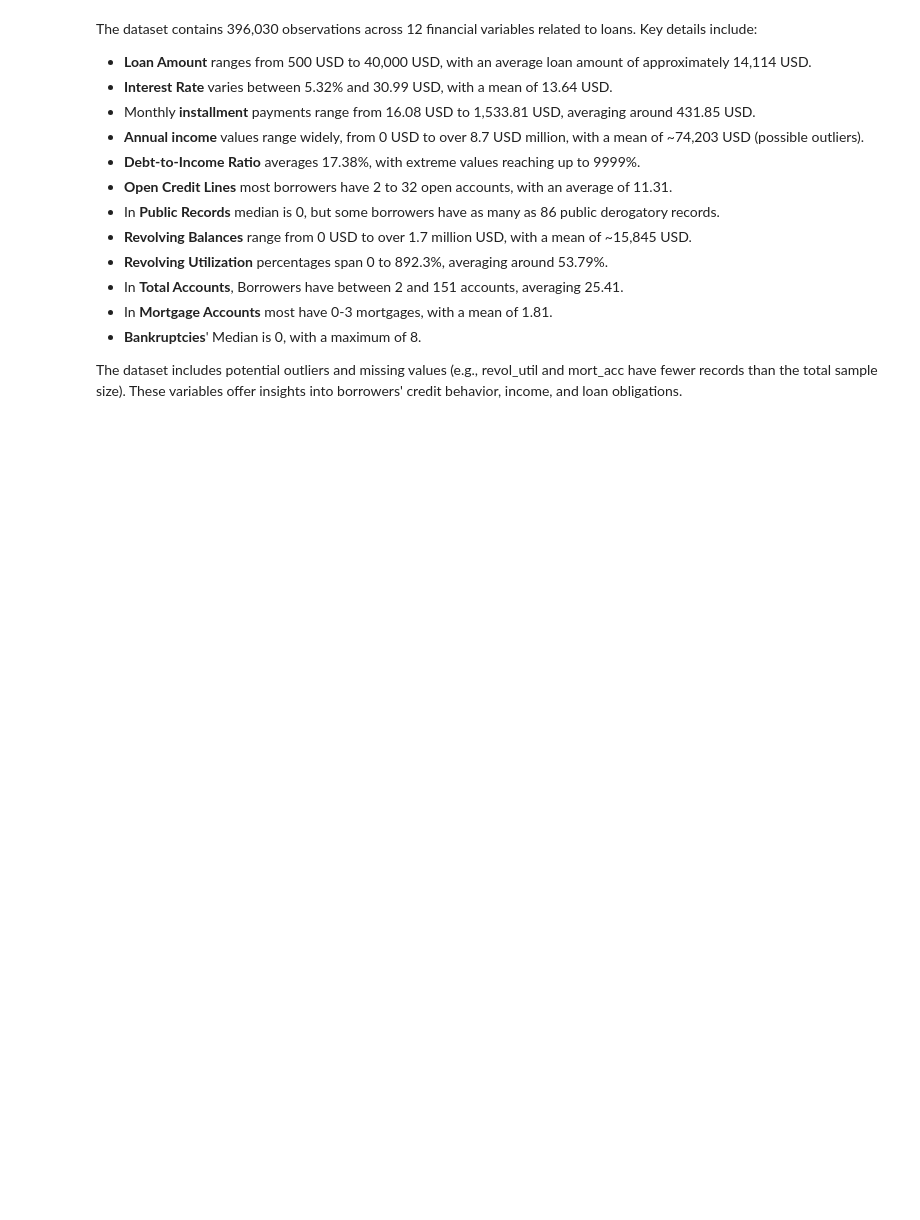
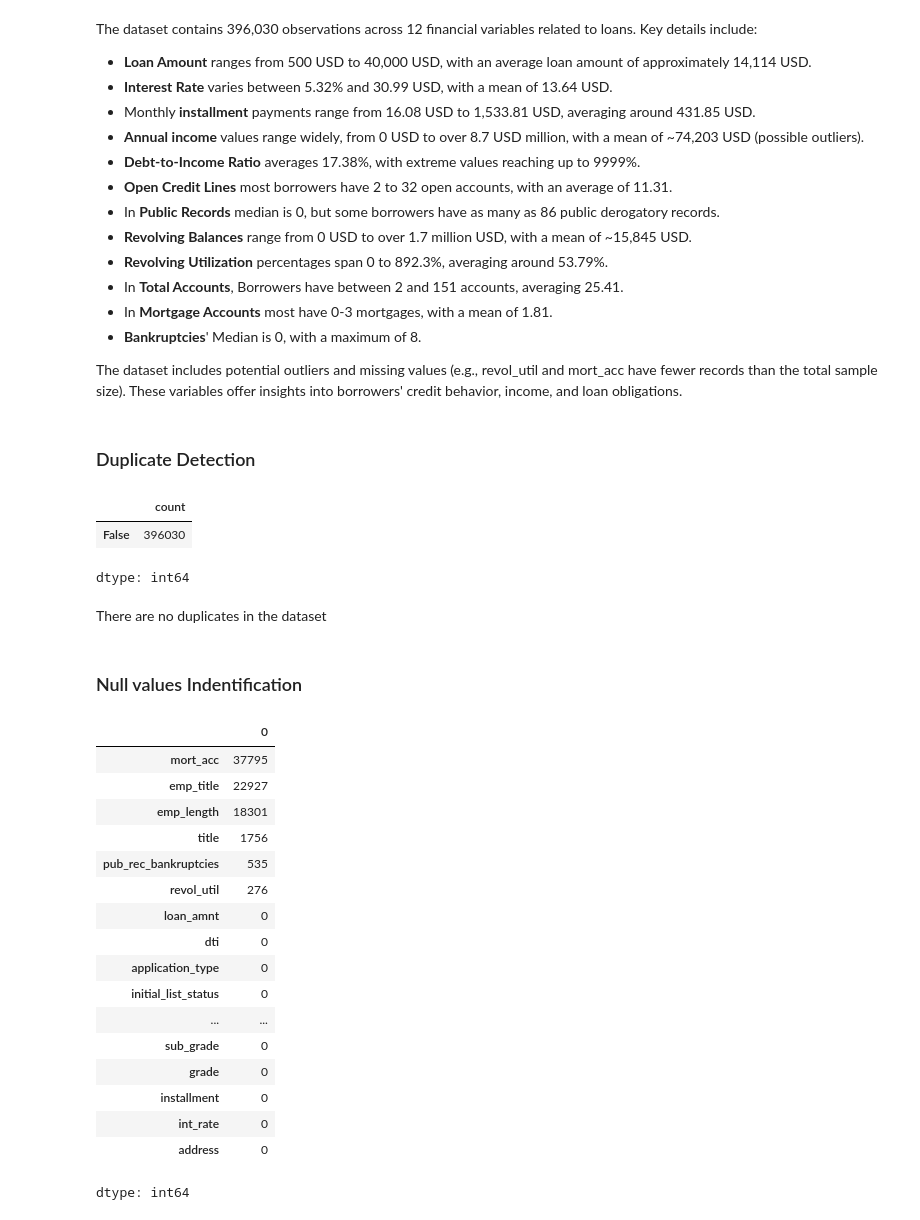
Before and after one commit to ParbatiDebbarma/LoanTap, a Jupyter notebook: Business_Case_LoanTap_Logistic_Regression.ipynb, the cells around one changed output. Cells and saved outputs as stored; diff of their text form; code cells hidden in the pictures; blank space fills up the shorter version.

```diff
--- a/Business_Case_LoanTap_Logistic_Regression.ipynb
+++ b/Business_Case_LoanTap_Logistic_Regression.ipynb
@@ -123,3 +130,36 @@ The dataset contains 396,030 observations across 12 financial variables related
 * **Bankruptcies**' Median is 0, with a maximum of 8.
 
 The dataset includes potential outliers and missing values (e.g., revol_util and mort_acc have fewer records than the total sample size). These variables offer insights into borrowers' credit behavior, income, and loan obligations.
+# %% [markdown]
+### Duplicate Detection
+# %%
+df.duplicated().value_counts()
+# %% [output]
+|  | count |
+| False | 396030 |
+dtype: int64
+# %% [markdown]
+There are no duplicates in the dataset
+# %% [markdown]
+### Null values Indentification
+# %%
+df.isnull().sum().sort_values(ascending = False)
+# %% [output]
+|  | 0 |
+| mort_acc | 37795 |
+| emp_title | 22927 |
+| emp_length | 18301 |
+| title | 1756 |
+| pub_rec_bankruptcies | 535 |
+| revol_util | 276 |
+| loan_amnt | 0 |
+| dti | 0 |
+| application_type | 0 |
+| initial_list_status | 0 |
+| ... | ... |
+| sub_grade | 0 |
+| grade | 0 |
+| installment | 0 |
+| int_rate | 0 |
+| address | 0 |
+dtype: int64
```
Also changed, not shown: parts of 4 cells of this notebook.
